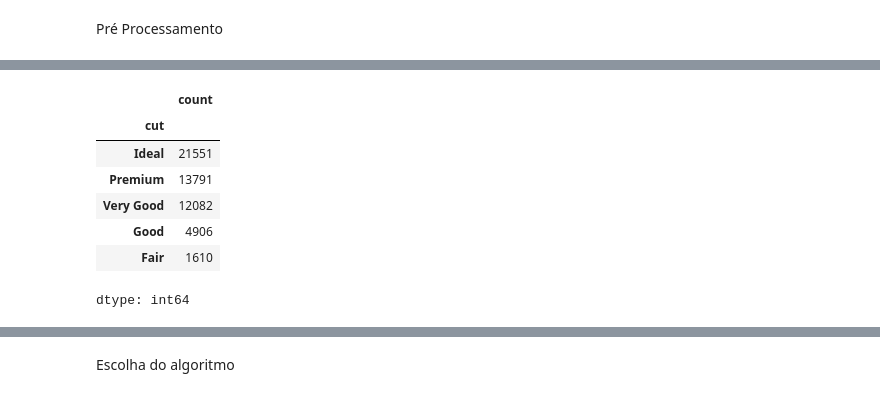
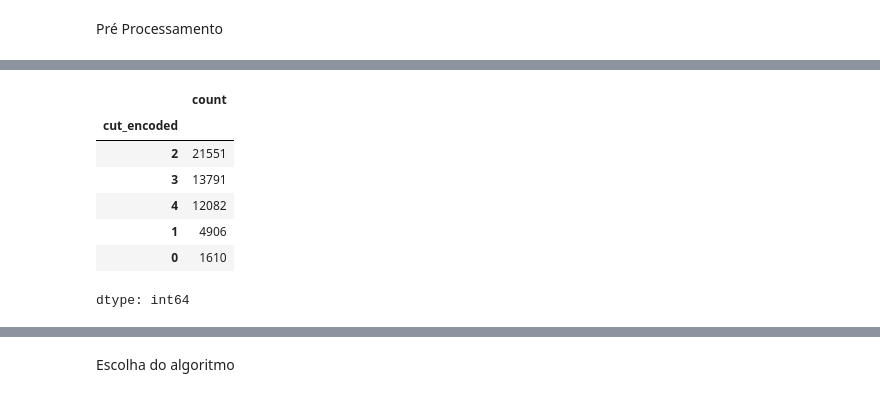
Before and after one commit to julianamo93/Revisao-ML-EDA, a Jupyter notebook: Aula_01_Revisão_Classificação.ipynb, the cells around one changed output, grey strips where cells are left out. Saved outputs shown, nothing was run; the diff lists cells and outputs as text; code cells hidden in the pictures.

```diff
--- a/Aula_01_Revisão_Classificação.ipynb
+++ b/Aula_01_Revisão_Classificação.ipynb
@@ -210,11 +210,14 @@ dtype: int64
+# %%
+# Conversão de uma coluna de dados categóricos para dados numéricos
+df['cut_encoded'] = LabelEncoder().fit_transform(df['cut'])
 # %%
-df['cut'].value_counts()
+df['cut_encoded'].value_counts()
 # %% [output]
 |  | count |
-| cut |  |
-| Ideal | 21551 |
-| Premium | 13791 |
-| Very Good | 12082 |
-| Good | 4906 |
-| Fair | 1610 |
+| cut_encoded |  |
+| 2 | 21551 |
+| 3 | 13791 |
+| 4 | 12082 |
+| 1 | 4906 |
+| 0 | 1610 |
 dtype: int64
```
Also changed, not shown: parts of 24 cells of this notebook.
